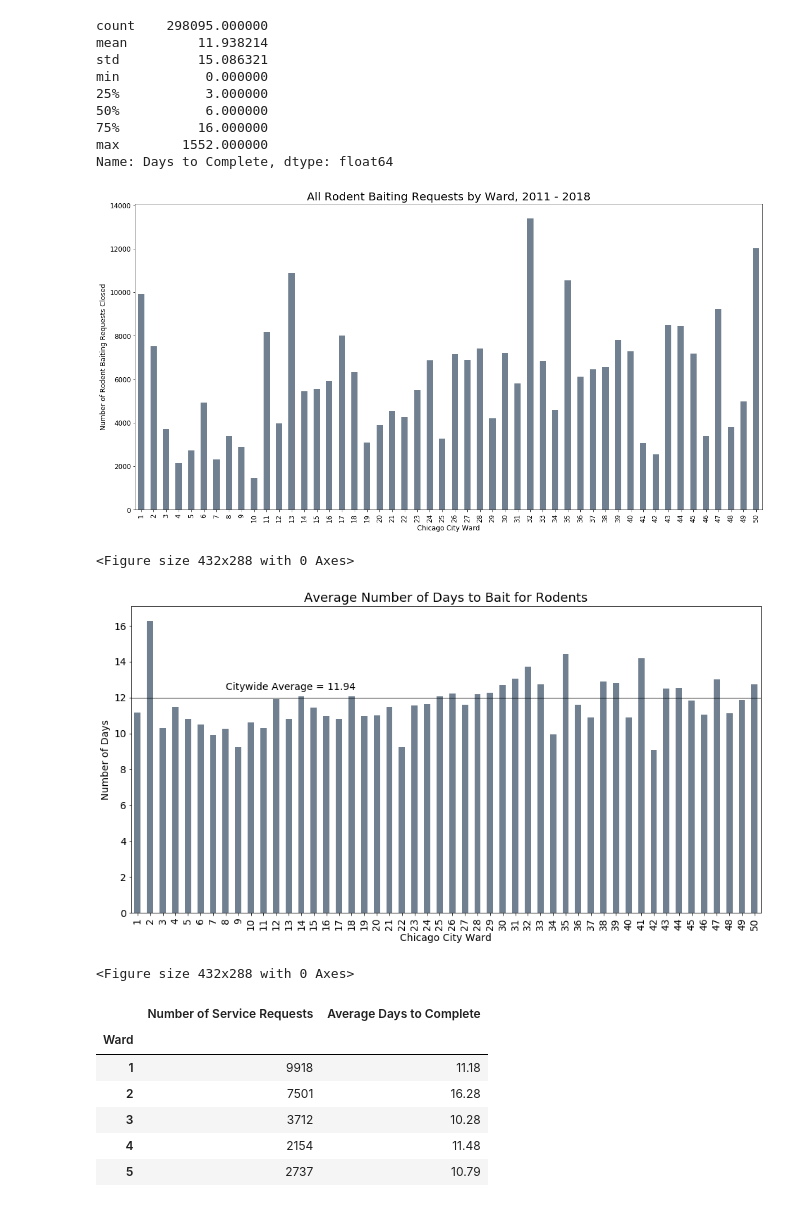
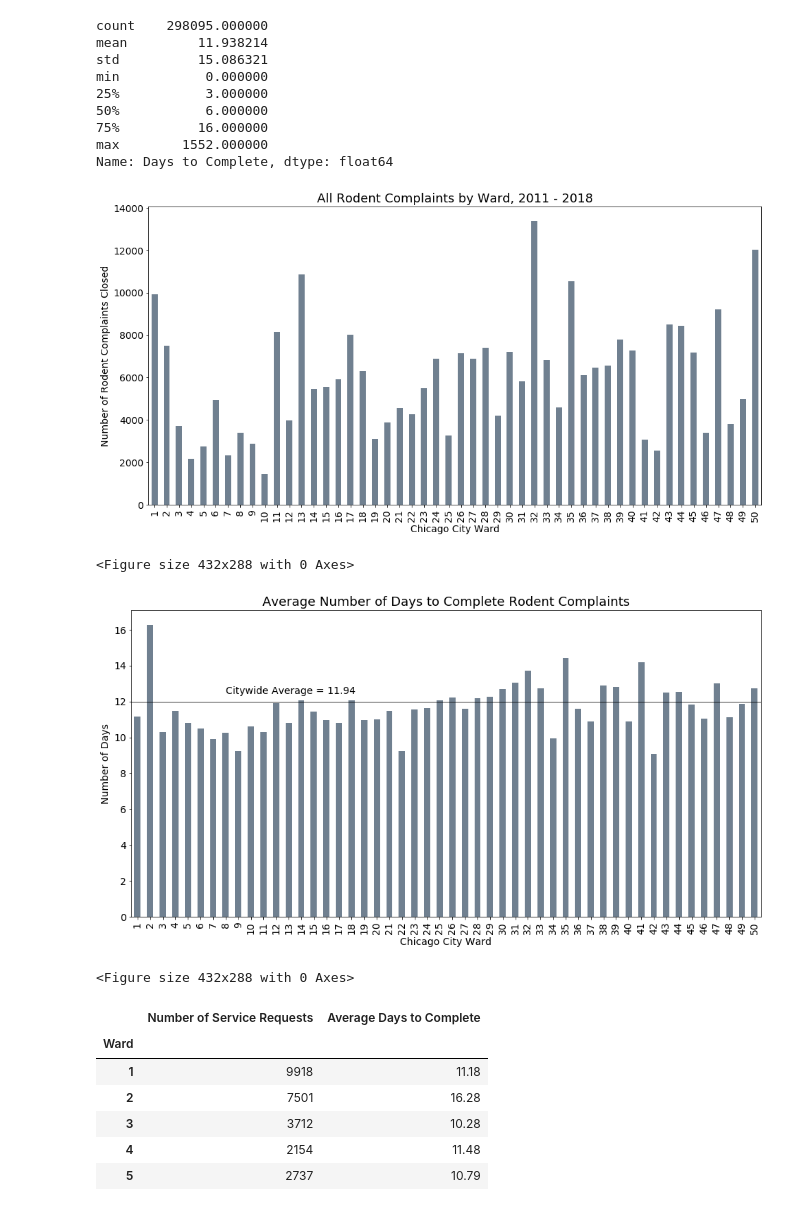
Before and after one commit to mimisjo/Team3-Project1, a Jupyter notebook: RodentPy.ipynb, the cells around one changed output. Saved outputs shown, nothing was run; the diff lists cells and outputs as text; code cells hidden in the pictures.

Commit message:
Revised Titles on png. files

```diff
--- a/RodentPy.ipynb
+++ b/RodentPy.ipynb
@@ -134,22 +134,24 @@ Name: Days to Complete, dtype: float64
 # %%
 # Using GroupBy in order to separate the data into fields according to ward
 completed_group = rodent_completed.groupby("Ward")
 
 # Count the number of requests per ward
 ward_counts = completed_group["Ward"].count()
 
 # Plot in a bar chart
-ward_chart = ward_counts.plot(kind= 'bar', facecolor = 'slategrey', figsize = (20,10), fontsize=12)
+ward_chart = ward_counts.plot(kind= 'bar', facecolor = 'slategrey', figsize = (16,8), fontsize=14)
 
 # Set the xlabel and ylable using class methods
-ward_chart.set_title("All Rodent Baiting Requests by Ward, 2011 - 2018", fontsize=20)
-ward_chart.set_xlabel("Chicago City Ward", fontsize=12)
-ward_chart.set_ylabel("Number of Rodent Baiting Requests Closed", fontsize=12)
+ward_chart.set_title("All Rodent Complaints by Ward, 2011 - 2018", fontsize=18)
+ward_chart.set_xlabel("Chicago City Ward", fontsize=14)
+ward_chart.set_ylabel("Number of Rodent Complaints Closed", fontsize=14)
+
+plt.savefig("rodents_requests.png")
 
 plt.show()
 plt.tight_layout()
 # %% [output]
-[figure, old version]
+[figure, new version]
 <Figure size 432x288 with 0 Axes>
 # %%
 # Plot the average time to close a request by ward using nonzero group
@@ -164,16 +166,18 @@ avg_days_ward = round(completed_group["Days to Complete"].mean(),2)
 avg_days_chart = avg_days_ward.plot(kind='bar', facecolor='slategrey', figsize = (16,8), fontsize=14)
 
 # Labels and other formatting
-avg_days_chart.set_title("Average Number of Days to Bait for Rodents", fontsize=18)
+avg_days_chart.set_title("Average Number of Days to Complete Rodent Complaints", fontsize=18)
 avg_days_chart.set_xlabel("Chicago City Ward", fontsize=14)
 avg_days_chart.set_ylabel("Number of Days", fontsize=14)
 plt.axhline(avg_days_city, color = 'black', alpha = 0.5, label = 'Citywide Average')
 plt.text(7,(avg_days_city + .5), f'Citywide Average = {avg_days_city}', fontsize=14)
 
+plt.savefig("rodents_avg_days.png")
+
 plt.show()
 plt.tight_layout()
 # %% [output]
-[figure, old version]
+[figure, new version]
 <Figure size 432x288 with 0 Axes>
 # %%
 ward_summary = pd.DataFrame({"Number of Service Requests": ward_counts,
```
Also changed, not shown: parts of 2 cells of this notebook, 3 other files.
